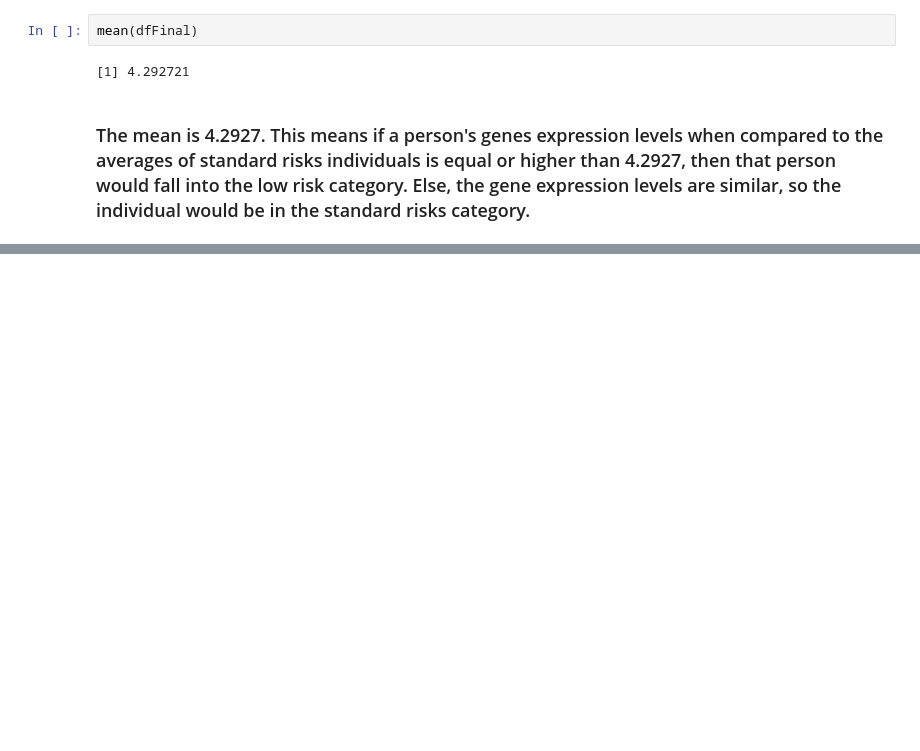
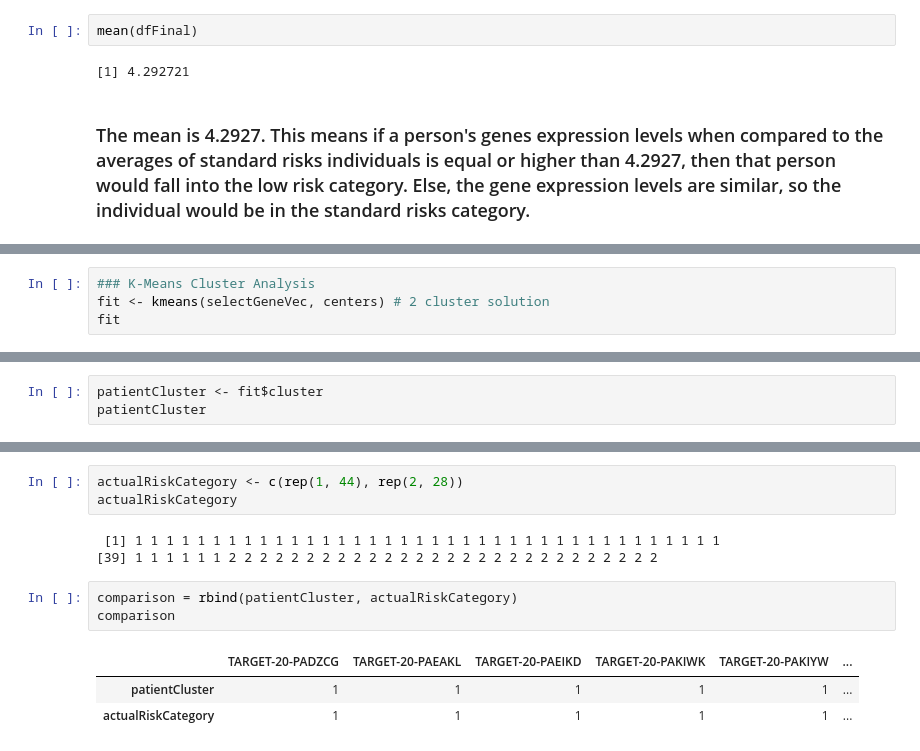
Before and after one commit to tmnx/AML-Project, a Jupyter notebook: AML Group Project.ipynb, the cells around one changed output, grey strips where cells are left out. Cells and saved outputs as stored; diff of their text form; blank space fills up the shorter version.

Commit message:
Update AML Group Project.ipynb
Added some cluster stuff at the end

```diff
--- a/AML Group Project.ipynb
+++ b/AML Group Project.ipynb
@@ -128,0 +241,4 @@ mean(dfFinal)
+# %%
+### K-Means Cluster Analysis
+fit <- kmeans(selectGeneVec, centers) # 2 cluster solution
+fit
@@ -128,0 +263,3 @@ mean(dfFinal)
+# %%
+patientCluster <- fit$cluster
+patientCluster
@@ -128,0 +284,13 @@ mean(dfFinal)
+# %%
+actualRiskCategory <- c(rep(1, 44), rep(2, 28))
+actualRiskCategory
+# %% [output]
+ [1] 1 1 1 1 1 1 1 1 1 1 1 1 1 1 1 1 1 1 1 1 1 1 1 1 1 1 1 1 1 1 1 1 1 1 1 1 1 1
+[39] 1 1 1 1 1 1 2 2 2 2 2 2 2 2 2 2 2 2 2 2 2 2 2 2 2 2 2 2 2 2 2 2 2 2
+# %%
+comparison = rbind(patientCluster, actualRiskCategory)
+comparison
+# %% [output]
+|  | TARGET-20-PADZCG | TARGET-20-PAEAKL | TARGET-20-PAEIKD | TARGET-20-PAKIWK | TARGET-20-PAKIYW | ... |
+| patientCluster | 1 | 1 | 1 | 1 | 1 | ... |
+| actualRiskCategory | 1 | 1 | 1 | 1 | 1 | ... |
```
Also changed, not shown: parts of 14 cells of this notebook.
